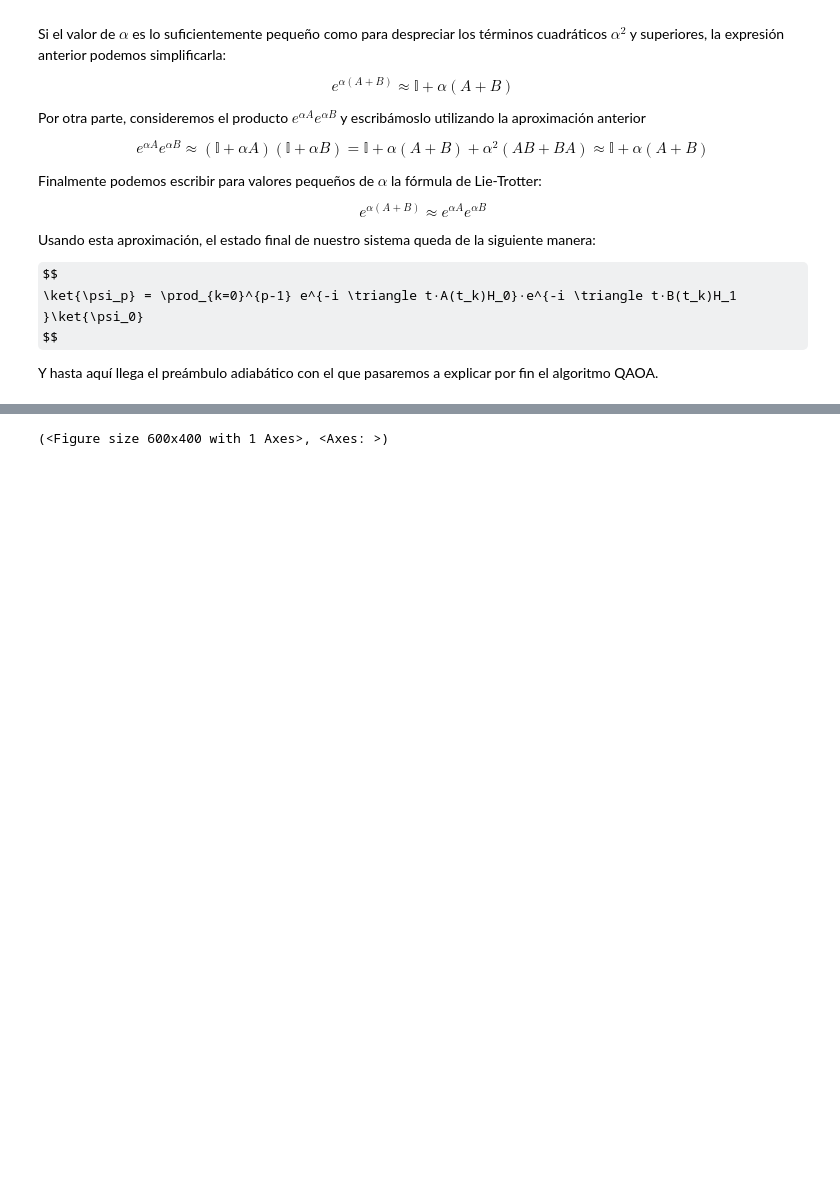
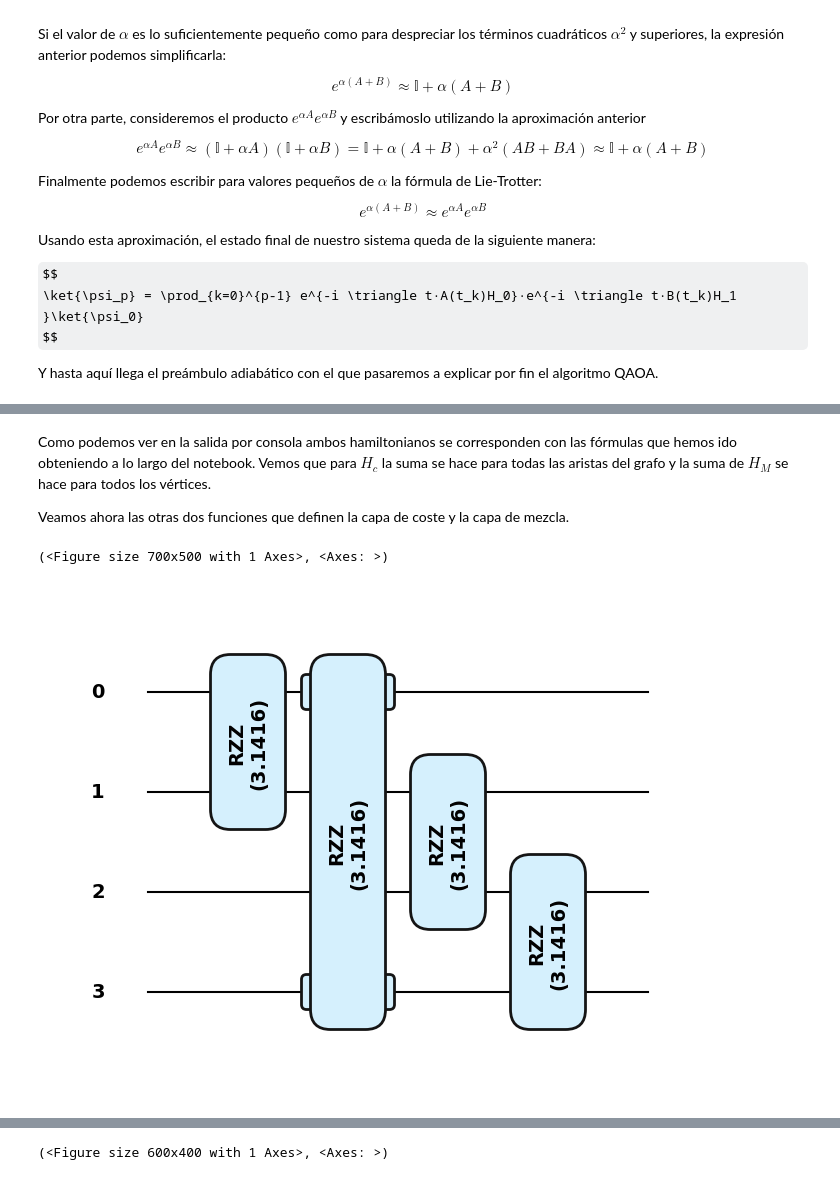
Before and after one commit to pabloramosdev/quantum_computing, a Jupyter notebook: max_cut_problem.ipynb, the cells around one changed output, grey strips where cells are left out. Saved outputs shown, nothing was run; the diff lists cells and outputs as text; code cells hidden in the pictures; some formulas as TeX source; blank space fills up the shorter version.

```diff
--- a/max_cut_problem.ipynb
+++ b/max_cut_problem.ipynb
@@ -325,0 +353,13 @@ $$
+# %% [markdown]
+Como podemos ver en la salida por consola ambos hamiltonianos se corresponden con las fórmulas que hemos ido obteniendo a lo largo del notebook. Vemos que para $H_c$ la suma se hace para todas las aristas del grafo y la suma de $H_M$ se hace para todos los vértices.
+
+Veamos ahora las otras dos funciones que definen la capa de coste y la capa de mezcla.
+# %%
+qml.draw_mpl(
+    qml.QNode(cost_layer, qml.device("default.qubit")), # Creamos un QNode con la capa de coste y un dispositivo por defecto
+    level="device",
+    style="pennylane",
+    decimals=4)(np.pi, cost_h) # Pasamos el parámetro gamma de la capa de coste y el Hamiltoniano de coste
+# %% [output]
+(<Figure size 700x500 with 1 Axes>, <Axes: >)
+[figure, added]
```
Also changed, not shown: parts of 12 cells of this notebook.
